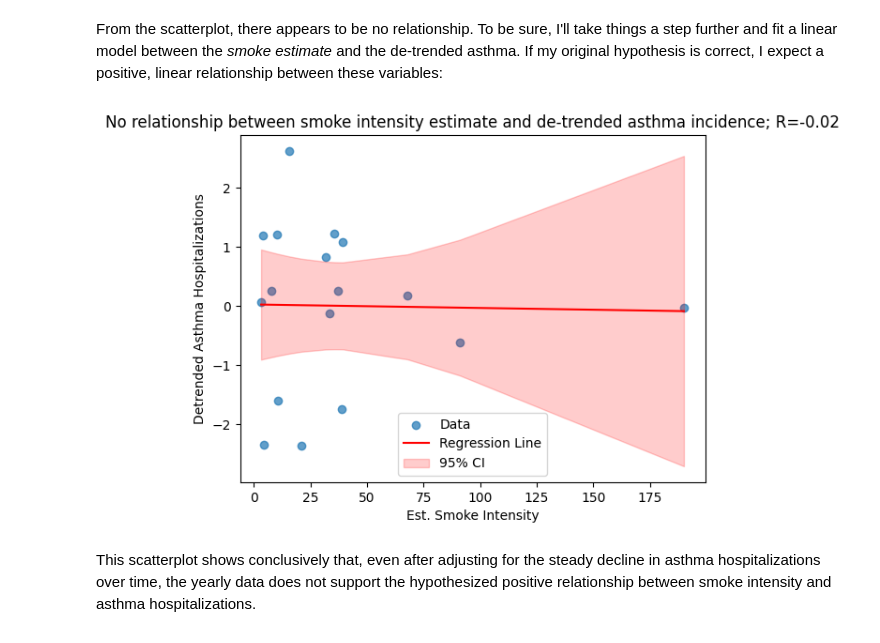
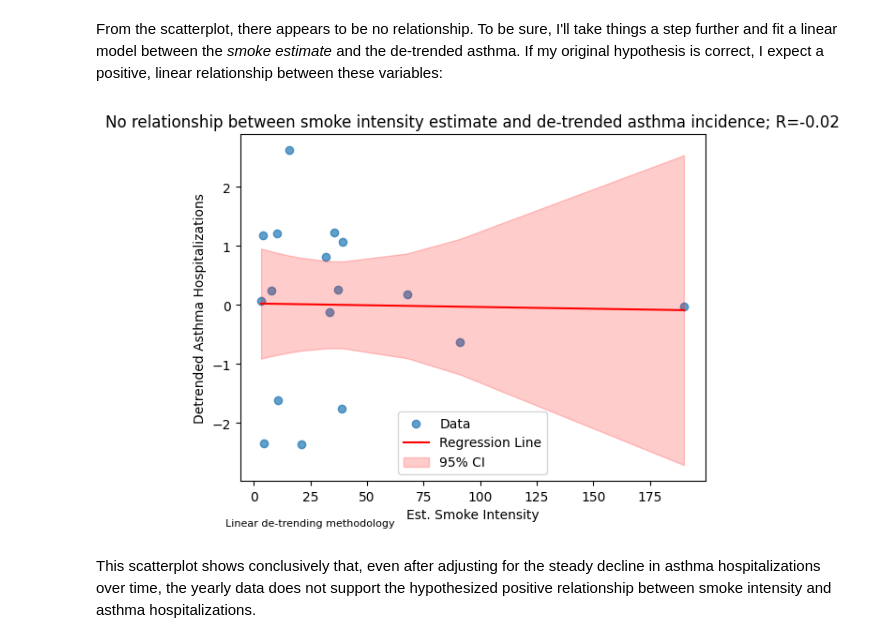
Before and after one commit to voglerdaniel/data-512-final-project, a Jupyter notebook: code/public_health_extension.ipynb, the cells around one changed output. Drawn from its saved outputs; the diff is of its cells as text; code cells hidden in the pictures.

```diff
--- a/code/public_health_extension.ipynb
+++ b/code/public_health_extension.ipynb
@@ -197,44 +200,47 @@ From the scatterplot, there appears to be no relationship. To be sure, I'll take
 x = df_for_viz["fie"].iloc[-len(detrended_asthma):]
 y = detrended_asthma
 
-corr_ = np.corrcoef(x,y)[1,0]
+corr_ = np.corrcoef(x, y)[1, 0]
 
 # have to add this for the model to have an intercept term
 x_with_const = sm.add_constant(x)
 
 model = sm.OLS(y, x_with_const).fit()
 
-# generate confidence interals
+# generate confidence intervals
 predictions = model.get_prediction(x_with_const)
 predicted_values = predictions.predicted_mean
-ci_lower, ci_upper = predictions.conf_int().T # put lower and upper bounds in plot-friendly format
+ci_lower, ci_upper = predictions.conf_int().T  # put lower and upper bounds in plot-friendly format
 
 # have to sort or else these don't plot properly
 sorted_indices = np.argsort(x)
 x_sorted = x[sorted_indices]
 predicted_values_sorted = predicted_values[sorted_indices]
 ci_lower_sorted = ci_lower[sorted_indices]
 ci_upper_sorted = ci_upper[sorted_indices]
 
 # Scatterplot
 plt.scatter(x, y, label="Data", alpha=0.7)
-plt.title(f"No relationship between smoke intensity estimate and de-trended asthma incidence; R={round(corr_,2)}")
+plt.title(f"No relationship between smoke intensity estimate and de-trended asthma incidence; R={round(corr_, 2)}")
 plt.xlabel("Est. Smoke Intensity")
 plt.ylabel("Detrended Asthma Hospitalizations")
 
 # Add the regression line on top of the scatterplot
 plt.plot(x_sorted, predicted_values_sorted, color="red", label="Regression Line")
 
 # Color in the bands representing confints
 plt.fill_between(x_sorted, ci_lower_sorted, ci_upper_sorted, color="red", alpha=0.2, label="95% CI")
 
 # Add legend
 plt.legend()
 
+# Add footnote
+plt.figtext(0.1, 0.01, "Linear de-trending methodology", ha="left", fontsize=8, color="black")
+
 # Show plot
 plt.show()
 # %% [output]
-[figure, old version]
+[figure, new version]
 # %% [markdown]
 This scatterplot shows conclusively that, even after adjusting for the steady decline in asthma hospitalizations over time, the yearly data does not support the hypothesized positive relationship between smoke intensity and asthma hospitalizations.
 # %% [markdown]
```
Also changed, not shown: parts of 4 cells of this notebook, 4 other files.
